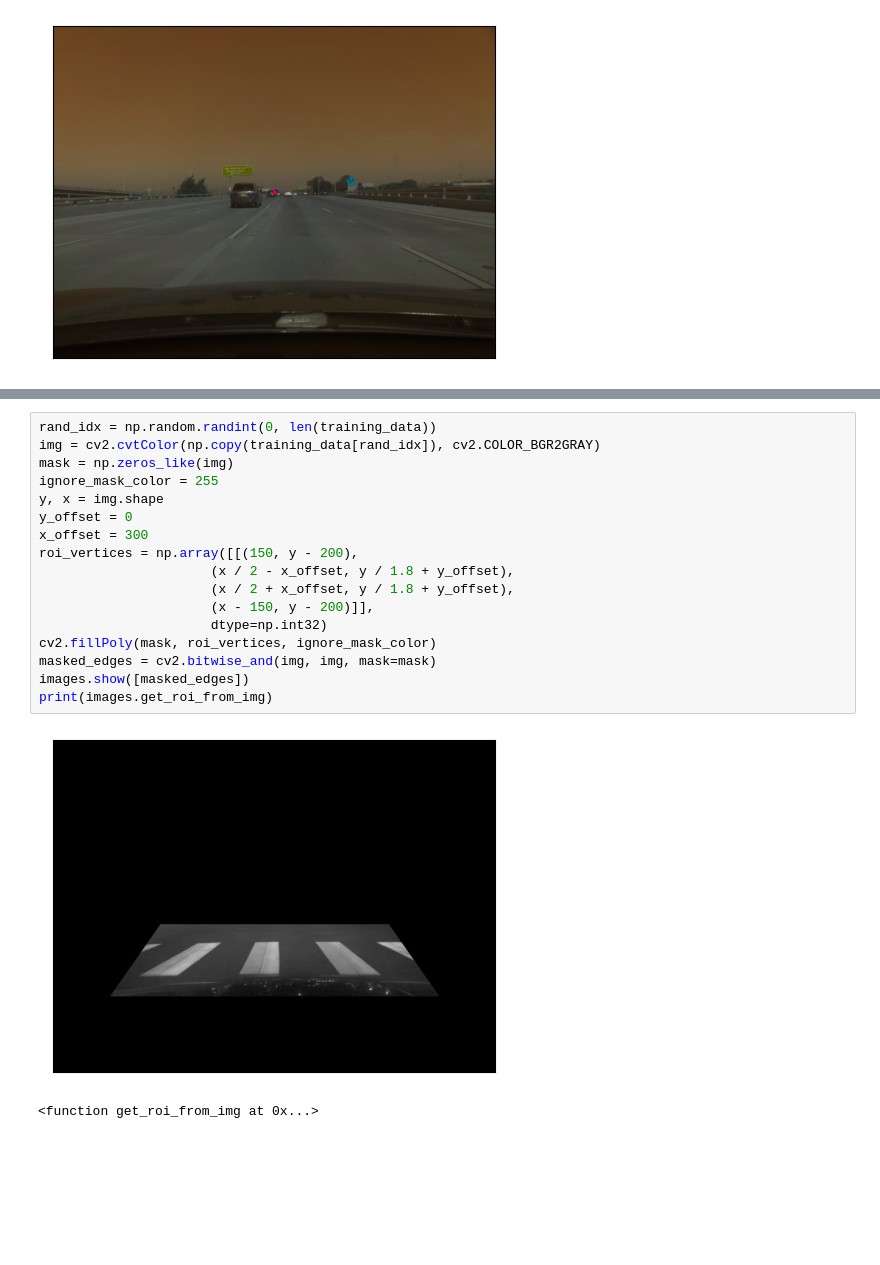
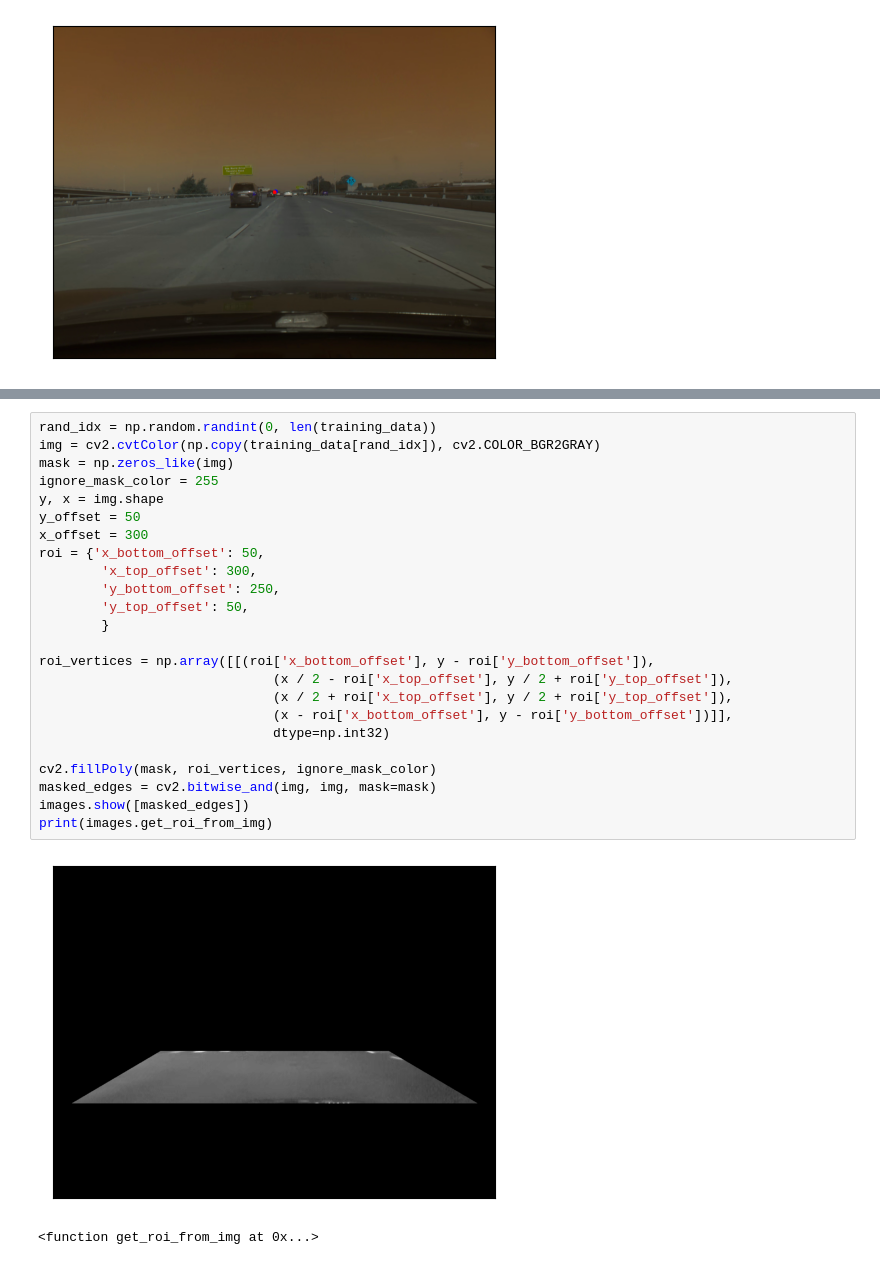
Before and after one commit to connor-henderson/calib_challenge, a Jupyter notebook: eda.ipynb, the cells around one changed output, grey strips where cells are left out. Saved outputs shown, nothing was run; the diff lists cells and outputs as text; blank space fills up the shorter version.

```diff
--- a/eda.ipynb
+++ b/eda.ipynb
@@ -211,20 +296,27 @@ plt.plot(range(count), train_pitch_labels, label='pitch-train', color='c')
 # %%
 rand_idx = np.random.randint(0, len(training_data))
 img = cv2.cvtColor(np.copy(training_data[rand_idx]), cv2.COLOR_BGR2GRAY)
 mask = np.zeros_like(img)
 ignore_mask_color = 255
 y, x = img.shape
-y_offset = 0
+y_offset = 50
 x_offset = 300
-roi_vertices = np.array([[(150, y - 200),
-                      (x / 2 - x_offset, y / 1.8 + y_offset),
-                      (x / 2 + x_offset, y / 1.8 + y_offset),
-                      (x - 150, y - 200)]],
-                      dtype=np.int32)
+roi = {'x_bottom_offset': 50,
+        'x_top_offset': 300,
+        'y_bottom_offset': 250,
+        'y_top_offset': 50,
+        }
+
+roi_vertices = np.array([[(roi['x_bottom_offset'], y - roi['y_bottom_offset']),
+                              (x / 2 - roi['x_top_offset'], y / 2 + roi['y_top_offset']),
+                              (x / 2 + roi['x_top_offset'], y / 2 + roi['y_top_offset']),
+                              (x - roi['x_bottom_offset'], y - roi['y_bottom_offset'])]],
+                              dtype=np.int32)
+
 cv2.fillPoly(mask, roi_vertices, ignore_mask_color)
 masked_edges = cv2.bitwise_and(img, img, mask=mask)
 images.show([masked_edges])
 print(images.get_roi_from_img)
 # %% [output]
-[figure, old version]
+[figure, new version]
 <function get_roi_from_img at 0x...>
```
Also changed, not shown: parts of 11 cells of this notebook, 4 other files.
